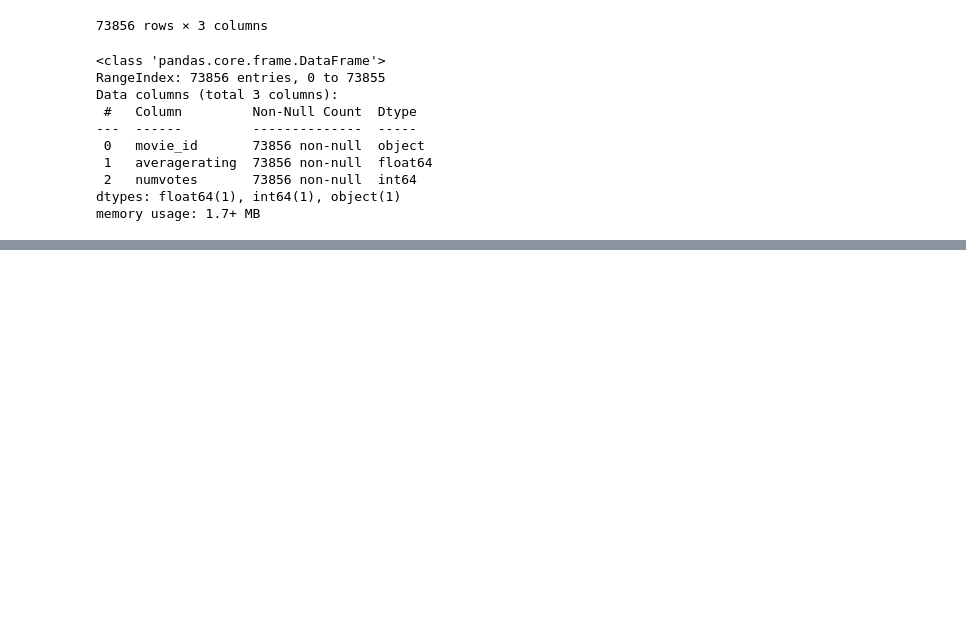
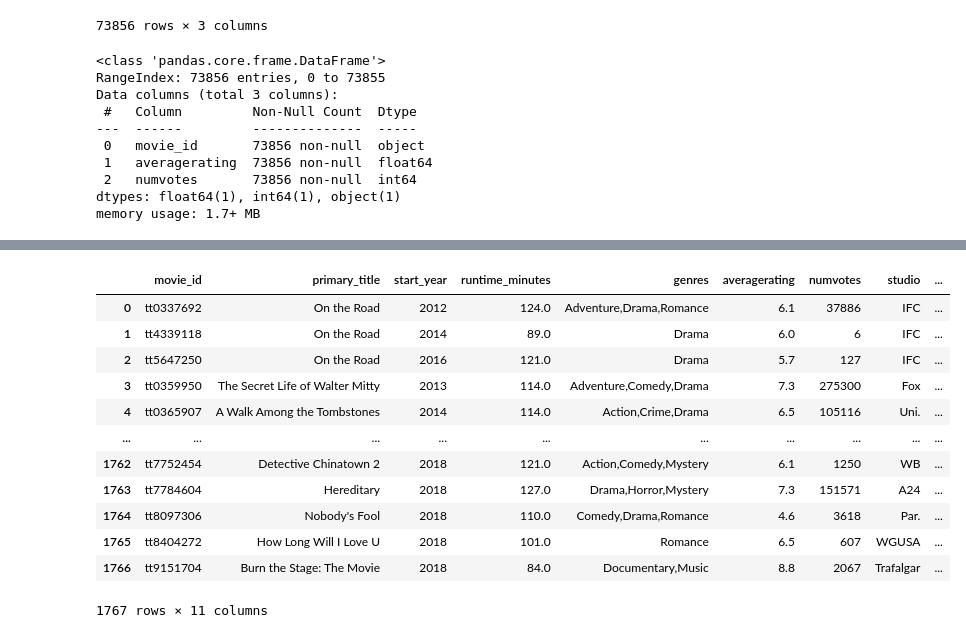
Before and after one commit to lynnndero/PHASE--1-PROJECT, a Jupyter notebook: Index.ipynb, the cells around one changed output, grey strips where cells are left out. Cells and saved outputs as stored; diff of their text form; code cells hidden in the pictures; blank space fills up the shorter version.

```diff
--- a/Index.ipynb
+++ b/Index.ipynb
@@ -226,3 +243,5 @@ Data columns (total 6 columns):
  5   genres           140734 non-null  object
 dtypes: float64(1), int64(1), object(4)
 memory usage: 7.8+ MB
+# %%
+movie_basics.dropna(subset= 'genres', inplace = True)
@@ -228,0 +264,2 @@ memory usage: 7.8+ MB
+# %%
+movie_basics = movie_basics.dropna()
@@ -259,0 +315,2 @@ memory usage: 1.7+ MB
+# %%
+movies_df_2 = movie_basics.merge(movie_ratings, on='movie_id').merge(movies_df, left_on='primary_title', right_on='title')
@@ -259,0 +333,19 @@ memory usage: 1.7+ MB
+# %%
+#drop all duplicates
+movies_df_2 = movies_df_2.drop(columns=['original_title','title'])
+# %%
+movies_df_2
+# %% [output]
+|  | movie_id | primary_title | start_year | runtime_minutes | genres | averagerating | numvotes | studio | ... |
+| 0 | tt0337692 | On the Road | 2012 | 124.0 | Adventure,Drama,Romance | 6.1 | 37886 | IFC | ... |
+| 1 | tt4339118 | On the Road | 2014 | 89.0 | Drama | 6.0 | 6 | IFC | ... |
+| 2 | tt5647250 | On the Road | 2016 | 121.0 | Drama | 5.7 | 127 | IFC | ... |
+| 3 | tt0359950 | The Secret Life of Walter Mitty | 2013 | 114.0 | Adventure,Comedy,Drama | 7.3 | 275300 | Fox | ... |
+| 4 | tt0365907 | A Walk Among the Tombstones | 2014 | 114.0 | Action,Crime,Drama | 6.5 | 105116 | Uni. | ... |
+| ... | ... | ... | ... | ... | ... | ... | ... | ... | ... |
+| 1762 | tt7752454 | Detective Chinatown 2 | 2018 | 121.0 | Action,Comedy,Mystery | 6.1 | 1250 | WB | ... |
+| 1763 | tt7784604 | Hereditary | 2018 | 127.0 | Drama,Horror,Mystery | 7.3 | 151571 | A24 | ... |
+| 1764 | tt8097306 | Nobody's Fool | 2018 | 110.0 | Comedy,Drama,Romance | 4.6 | 3618 | Par. | ... |
+| 1765 | tt8404272 | How Long Will I Love U | 2018 | 101.0 | Romance | 6.5 | 607 | WGUSA | ... |
+| 1766 | tt9151704 | Burn the Stage: The Movie | 2018 | 84.0 | Documentary,Music | 8.8 | 2067 | Trafalgar | ... |
+1767 rows × 11 columns
```
Also changed, not shown: parts of 10 cells of this notebook.
